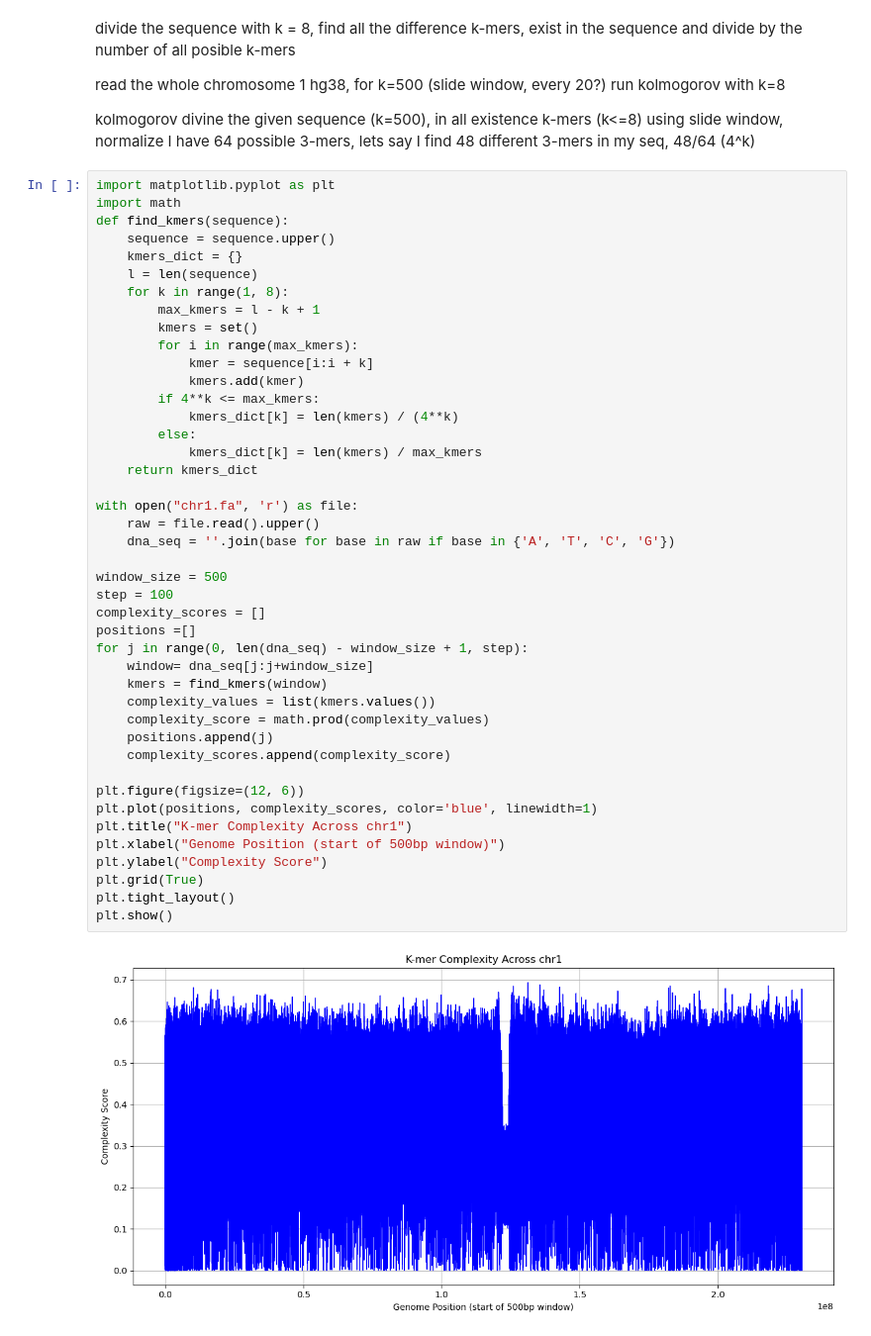
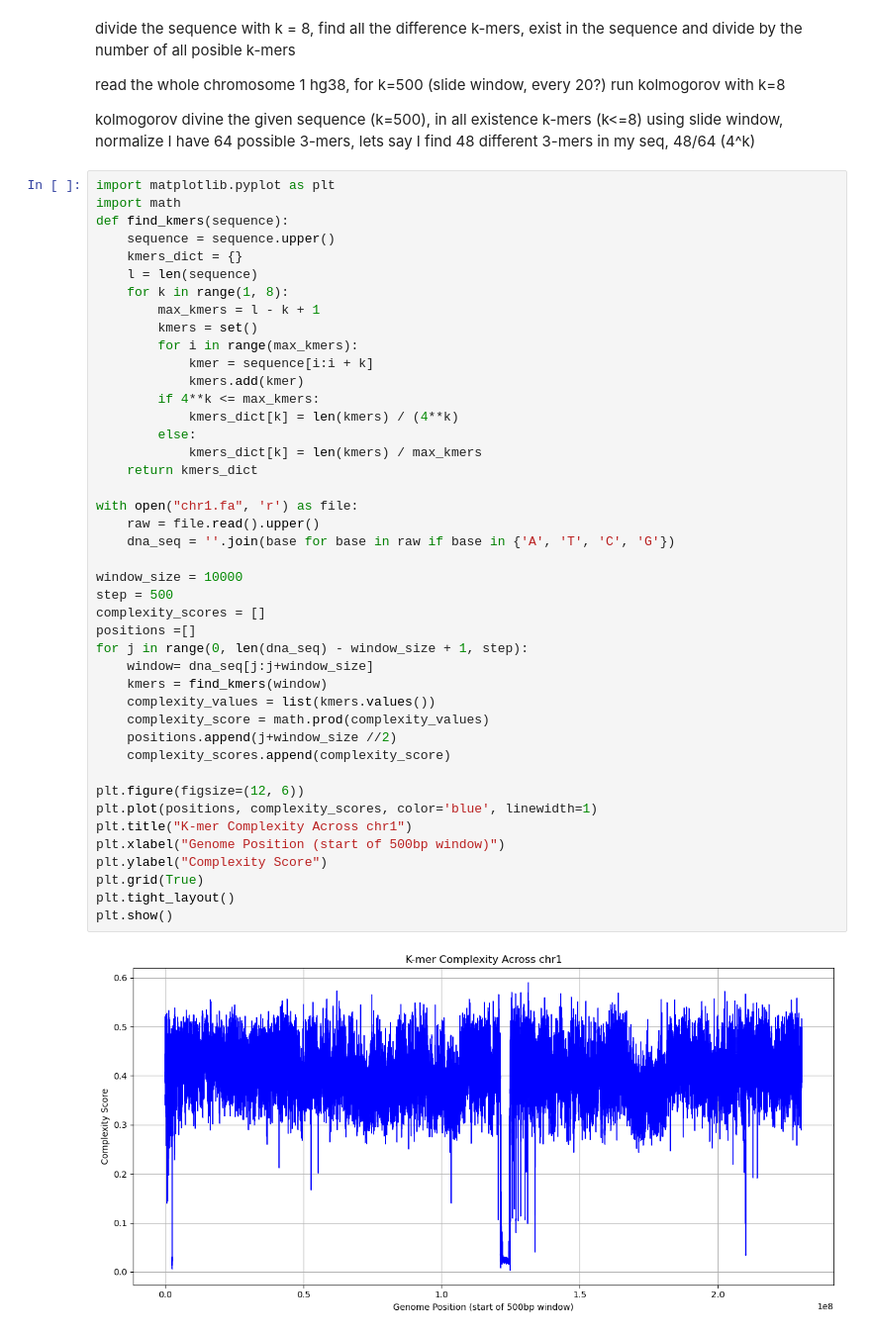
Before and after one commit to AntoniaChr/ergasies_nikolaou, a Jupyter notebook: final_project.ipynb, the cells around one changed output. Shown at 99% size. Drawn from its saved outputs; the diff is of its cells as text.

```diff
--- a/final_project.ipynb
+++ b/final_project.ipynb
@@ -21,34 +21,34 @@ def find_kmers(sequence):
             kmer = sequence[i:i + k]
             kmers.add(kmer)
         if 4**k <= max_kmers:
             kmers_dict[k] = len(kmers) / (4**k)
         else:
             kmers_dict[k] = len(kmers) / max_kmers
     return kmers_dict
 
 with open("chr1.fa", 'r') as file:
     raw = file.read().upper()
     dna_seq = ''.join(base for base in raw if base in {'A', 'T', 'C', 'G'})
 
-window_size = 500
-step = 100
+window_size = 10000
+step = 500
 complexity_scores = []
 positions =[]
 for j in range(0, len(dna_seq) - window_size + 1, step):
     window= dna_seq[j:j+window_size]
     kmers = find_kmers(window)
     complexity_values = list(kmers.values())
     complexity_score = math.prod(complexity_values)
-    positions.append(j)
+    positions.append(j+window_size //2)
     complexity_scores.append(complexity_score)
 
 plt.figure(figsize=(12, 6))
 plt.plot(positions, complexity_scores, color='blue', linewidth=1)
 plt.title("K-mer Complexity Across chr1")
 plt.xlabel("Genome Position (start of 500bp window)")
 plt.ylabel("Complexity Score")
 plt.grid(True)
 plt.tight_layout()
 plt.show()
 # %% [output]
-[figure, old version]
+[figure, new version]
```
